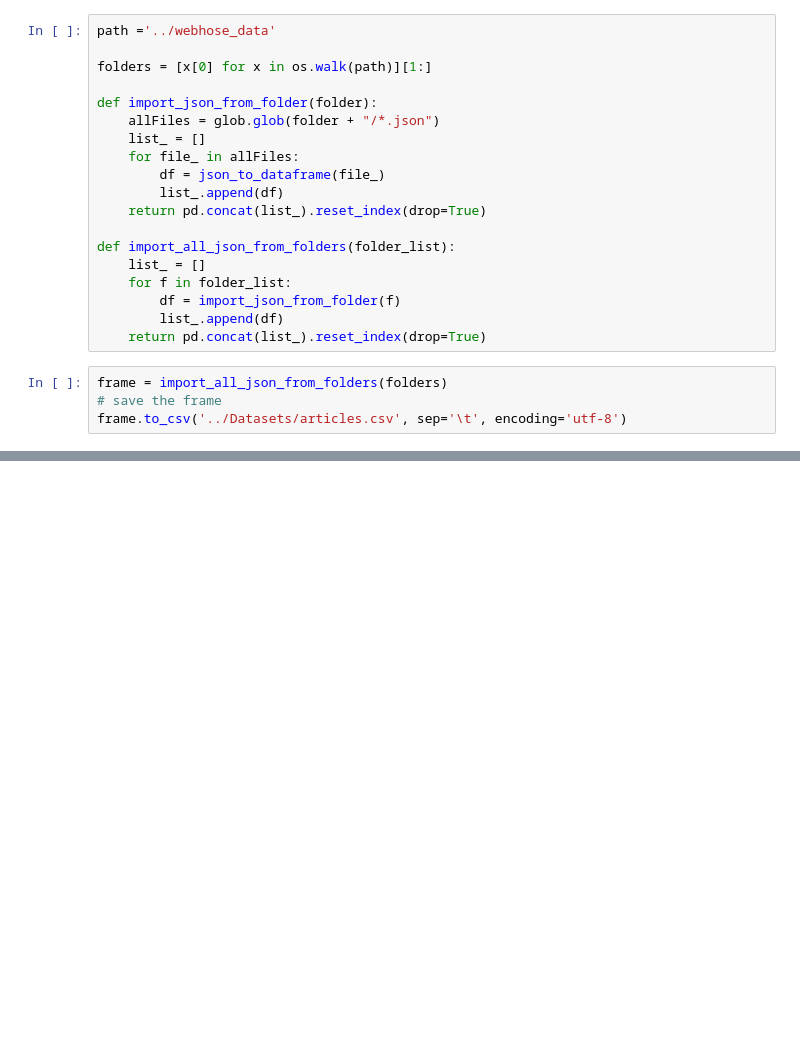
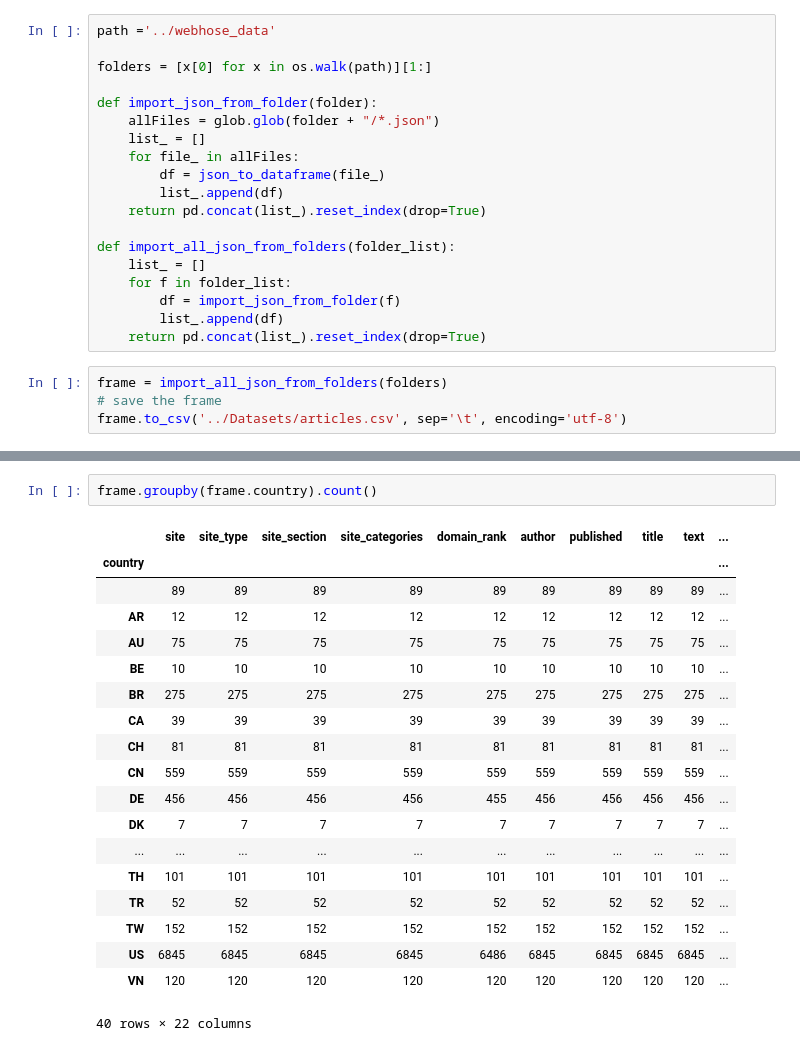
Before and after one commit to LeoWirz/SciNewsClassification, a Jupyter notebook: Code/webhoseJsonExploration.ipynb, the cells around one changed output, grey strips where cells are left out. Saved outputs shown, nothing was run; the diff lists cells and outputs as text; blank space fills up the shorter version.

```diff
--- a/Code/webhoseJsonExploration.ipynb
+++ b/Code/webhoseJsonExploration.ipynb
@@ -64,0 +72,22 @@ df
+# %%
+frame.groupby(frame.country).count()
+# %% [output]
+|  | site | site_type | site_section | site_categories | domain_rank | author | published | title | text | ... |
+| country |  |  |  |  |  |  |  |  |  | ... |
+|  | 89 | 89 | 89 | 89 | 89 | 89 | 89 | 89 | 89 | ... |
+| AR | 12 | 12 | 12 | 12 | 12 | 12 | 12 | 12 | 12 | ... |
+| AU | 75 | 75 | 75 | 75 | 75 | 75 | 75 | 75 | 75 | ... |
+| BE | 10 | 10 | 10 | 10 | 10 | 10 | 10 | 10 | 10 | ... |
+| BR | 275 | 275 | 275 | 275 | 275 | 275 | 275 | 275 | 275 | ... |
+| CA | 39 | 39 | 39 | 39 | 39 | 39 | 39 | 39 | 39 | ... |
+| CH | 81 | 81 | 81 | 81 | 81 | 81 | 81 | 81 | 81 | ... |
+| CN | 559 | 559 | 559 | 559 | 559 | 559 | 559 | 559 | 559 | ... |
+| DE | 456 | 456 | 456 | 456 | 455 | 456 | 456 | 456 | 456 | ... |
+| DK | 7 | 7 | 7 | 7 | 7 | 7 | 7 | 7 | 7 | ... |
+| ... | ... | ... | ... | ... | ... | ... | ... | ... | ... | ... |
+| TH | 101 | 101 | 101 | 101 | 101 | 101 | 101 | 101 | 101 | ... |
+| TR | 52 | 52 | 52 | 52 | 52 | 52 | 52 | 52 | 52 | ... |
+| TW | 152 | 152 | 152 | 152 | 152 | 152 | 152 | 152 | 152 | ... |
+| US | 6845 | 6845 | 6845 | 6845 | 6486 | 6845 | 6845 | 6845 | 6845 | ... |
+| VN | 120 | 120 | 120 | 120 | 120 | 120 | 120 | 120 | 120 | ... |
+40 rows × 22 columns
```
Also changed, not shown: parts of 8 cells of this notebook, 2 other files.
